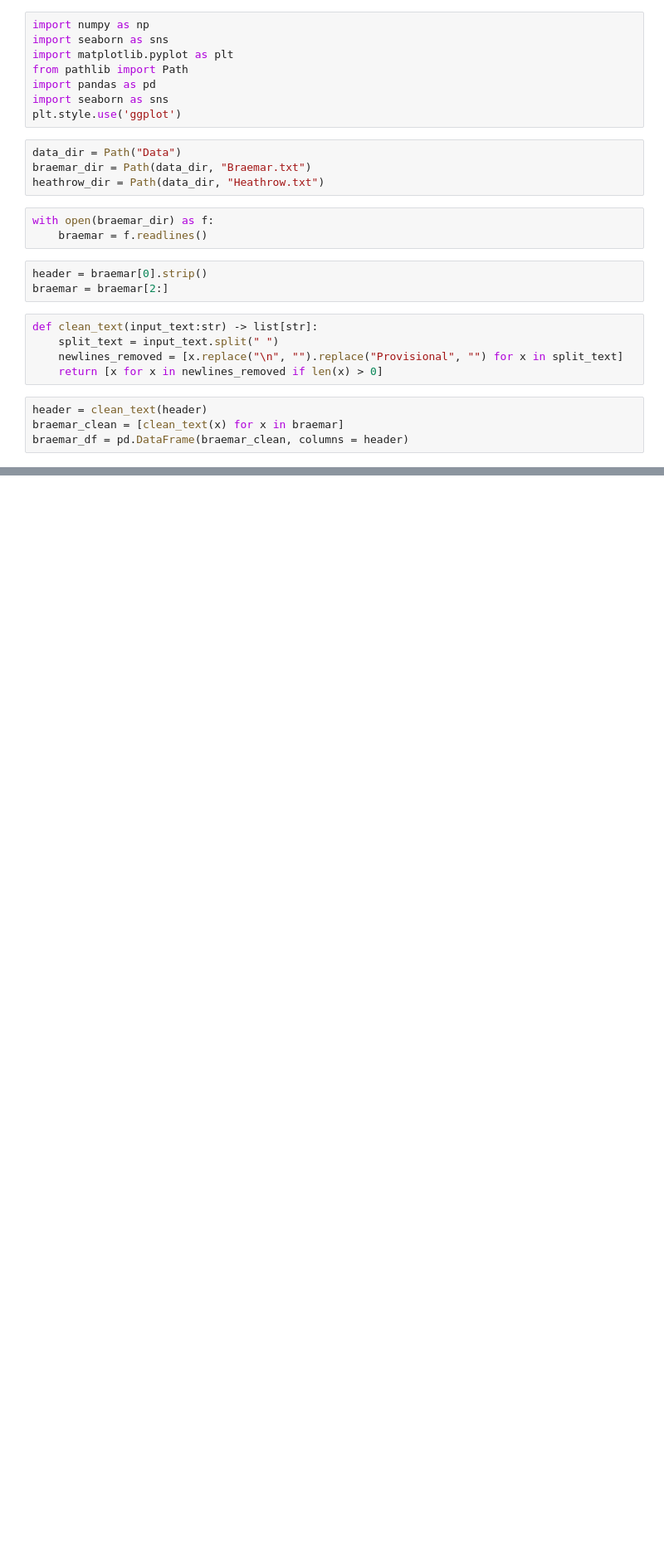
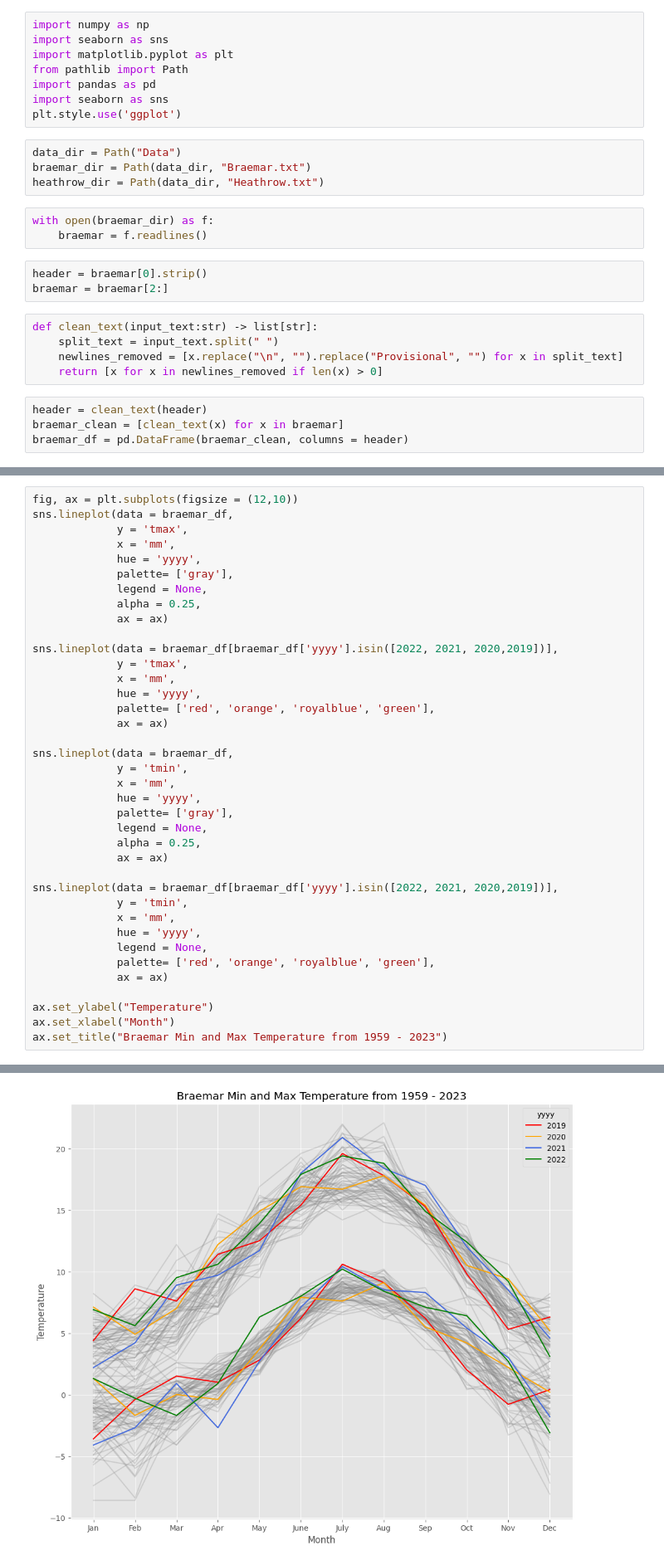
Before and after one commit to jmoro0408/DataVis, a Jupyter notebook: UK Temperature/temp_plotting.ipynb, the cells around one changed output, grey strips where cells are left out. Shown at 83% size. Cells and saved outputs as stored; diff of their text form; blank space fills up the shorter version.

```diff
--- a/UK Temperature/temp_plotting.ipynb
+++ b/UK Temperature/temp_plotting.ipynb
@@ -27,0 +96,39 @@ braemar_df = pd.DataFrame(braemar_clean, columns = header)
+# %%
+fig, ax = plt.subplots(figsize = (12,10))
+sns.lineplot(data = braemar_df,
+             y = 'tmax',
+             x = 'mm',
+             hue = 'yyyy',
+             palette= ['gray'],
+             legend = None,
+             alpha = 0.25,
+             ax = ax)
+
+sns.lineplot(data = braemar_df[braemar_df['yyyy'].isin([2022, 2021, 2020,2019])],
+             y = 'tmax',
+             x = 'mm',
+             hue = 'yyyy',
+             palette= ['red', 'orange', 'royalblue', 'green'],
+             ax = ax)
+
+sns.lineplot(data = braemar_df,
+             y = 'tmin',
+             x = 'mm',
+             hue = 'yyyy',
+             palette= ['gray'],
+             legend = None,
+             alpha = 0.25,
+             ax = ax)
+
+sns.lineplot(data = braemar_df[braemar_df['yyyy'].isin([2022, 2021, 2020,2019])],
+             y = 'tmin',
+             x = 'mm',
+             hue = 'yyyy',
+             legend = None,
+             palette= ['red', 'orange', 'royalblue', 'green'],
+             ax = ax)
+
+ax.set_ylabel("Temperature")
+ax.set_xlabel("Month")
+ax.set_title("Braemar Min and Max Temperature from 1959 - 2023")
+# %% [output]
@@ -28 +140,2 @@ braemar_df = pd.DataFrame(braemar_clean, columns = header)
+[figure, added]
 # %%
```
Also changed, not shown: parts of 12 cells of this notebook.
